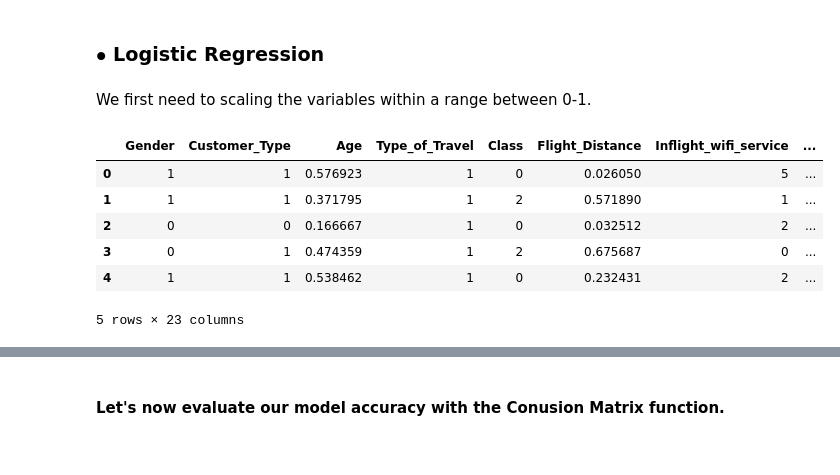
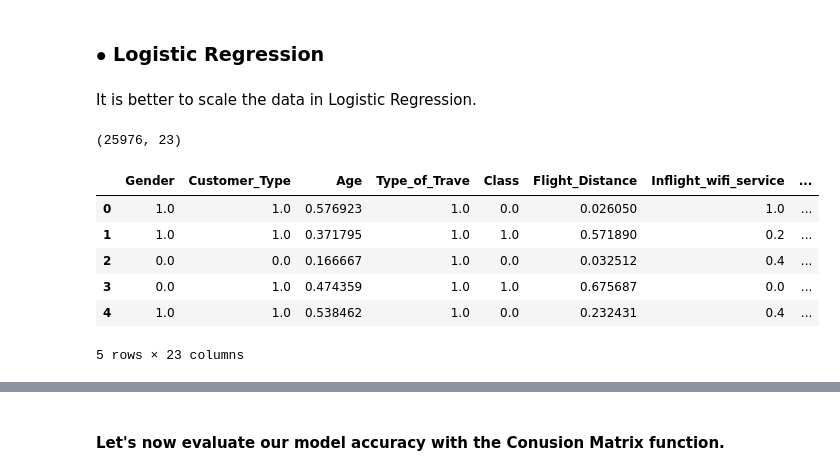
Before and after one commit to LeeadJ/DataScience-FinalProj, a Jupyter notebook: Classifiction.ipynb, the cells around one changed output, grey strips where cells are left out. Cells and saved outputs as stored; diff of their text form; code cells hidden in the pictures.

```diff
--- a/Classifiction.ipynb
+++ b/Classifiction.ipynb
@@ -632,21 +645,24 @@ F1 score – What percent of positive predictions were correct? <br>
 # %%
 # importing logistic regression
 from sklearn.linear_model import LogisticRegression
-# %% [markdown]
-We first need to scaling the variables within a range between 0-1.
-# %%
-from sklearn.preprocessing import MinMaxScaler
-features = X.columns.values
-scaler = MinMaxScaler(feature_range = (0,1))
-scaler.fit(X)
-X = pd.DataFrame(scaler.transform(X))
-X.columns = features
-df_scale.head()
-# %% [output]
-|  | Gender | Customer_Type | Age | Type_of_Travel | Class | Flight_Distance | Inflight_wifi_service | ... |
-| 0 | 1 | 1 | 0.576923 | 1 | 0 | 0.026050 | 5 | ... |
-| 1 | 1 | 1 | 0.371795 | 1 | 2 | 0.571890 | 1 | ... |
-| 2 | 0 | 0 | 0.166667 | 1 | 0 | 0.032512 | 2 | ... |
-| 3 | 0 | 1 | 0.474359 | 1 | 2 | 0.675687 | 0 | ... |
-| 4 | 1 | 1 | 0.538462 | 1 | 0 | 0.232431 | 2 | ... |
-5 rows × 23 columns
+# %% [markdown]
+It is better to scale the data in Logistic Regression.
+# %%
+from sklearn.preprocessing import MinMaxScaler
+scal_df = df
+scaler = MinMaxScaler()
+scaled = scaler.fit_transform(scal_df)
+scaled.shape
+# %% [output]
+(25976, 23)
+# %%
+df_sc = pd.DataFrame({'Gender': scaled[:, 0], 'Customer_Type': scaled[:, 1], 'Age': scaled[:, 2], 'Type_of_Trave': scaled[:, 3], 'Class': scaled[:, 4], 'Flight_Distance': scaled[:,5], 'Inflight_wifi_service': scaled[:,6], 'Departure/Arrival_time_convenient': scaled[:, 7], 'Ease_of_Online_booking': scaled[:,8], 'Gate_location': scaled[:, 9], 'Food_and_drink': scaled[:, 10], 'Online_boarding': scaled[:, 11], 'Seat_comfort': scaled[:,12], 'Inflight_entertainment': scaled[:,13], 'On-board_service': scaled[:,14], 'Leg_room_service': scaled[:,15], 'Baggage_handling': scaled[:, 16], 'Checkin_service': scaled[:, 17], 'Inflight_service': scaled[:,18], 'Cleanliness': scaled[:,19], ' Departure_Delay_in_Minute': scaled[:,20], 'Arrival_Delay_in_Minutes': scaled[:,21], 'satisfaction': scaled[:,22]})
+df_sc.head()
+# %% [output]
+|  | Gender | Customer_Type | Age | Type_of_Trave | Class | Flight_Distance | Inflight_wifi_service | ... |
+| 0 | 1.0 | 1.0 | 0.576923 | 1.0 | 0.0 | 0.026050 | 1.0 | ... |
+| 1 | 1.0 | 1.0 | 0.371795 | 1.0 | 1.0 | 0.571890 | 0.2 | ... |
+| 2 | 0.0 | 0.0 | 0.166667 | 1.0 | 0.0 | 0.032512 | 0.4 | ... |
+| 3 | 0.0 | 1.0 | 0.474359 | 1.0 | 1.0 | 0.675687 | 0.0 | ... |
+| 4 | 1.0 | 1.0 | 0.538462 | 1.0 | 0.0 | 0.232431 | 0.4 | ... |
+5 rows × 23 columns
```
Also changed, not shown: parts of 37 cells of this notebook.
